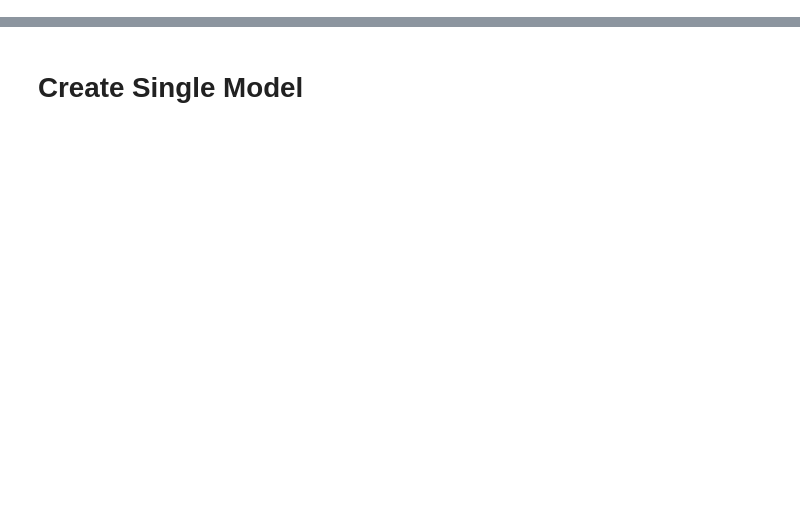
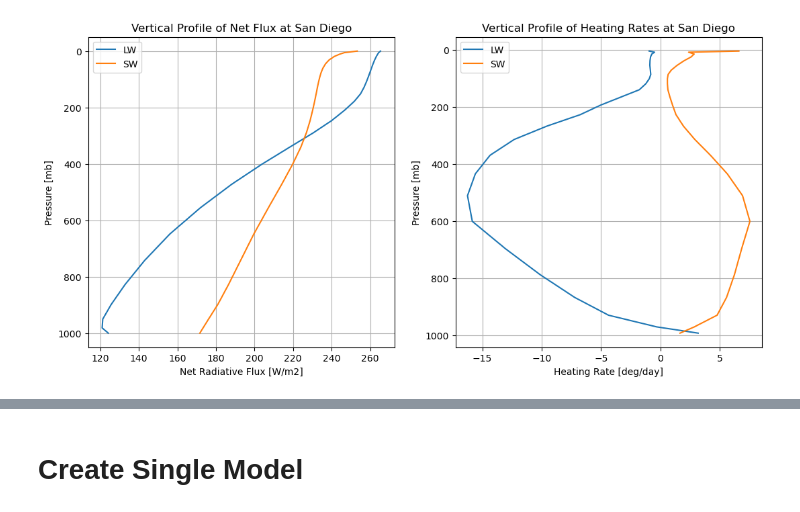
Before and after one commit to PappuP/RRTMG_ATMS511, a Jupyter notebook: RRTMG_InClass.ipynb, the cells around one changed output, grey strips where cells are left out. Drawn from its saved outputs; the diff is of its cells as text; code cells hidden in the pictures; blank space fills up the shorter version.

```diff
--- a/RRTMG_InClass.ipynb
+++ b/RRTMG_InClass.ipynb
@@ -46,0 +85,10 @@ ax.grid()
+# %%
+# Now we check out what the vertical profile of the net radiative fluxes and heating rate under this water vapor profile would look like
+
+# First we do the calculations
+rad_LW_cesm, rad_SW_cesm = model_setup(cesm_Q.values, cesm_Q.lev)
+
+# and now we PLOT
+plotting_clr(rad_LW_cesm, rad_SW_cesm,'San Diego')
+# %% [output]
+[figure, added]
```
Also changed, not shown: parts of 29 cells of this notebook, 2 other files.
